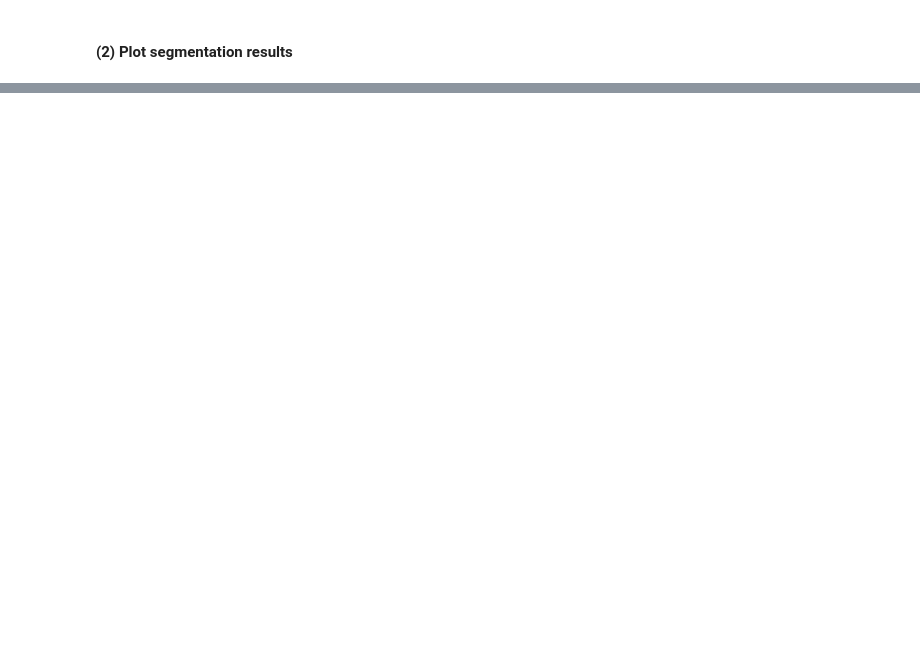
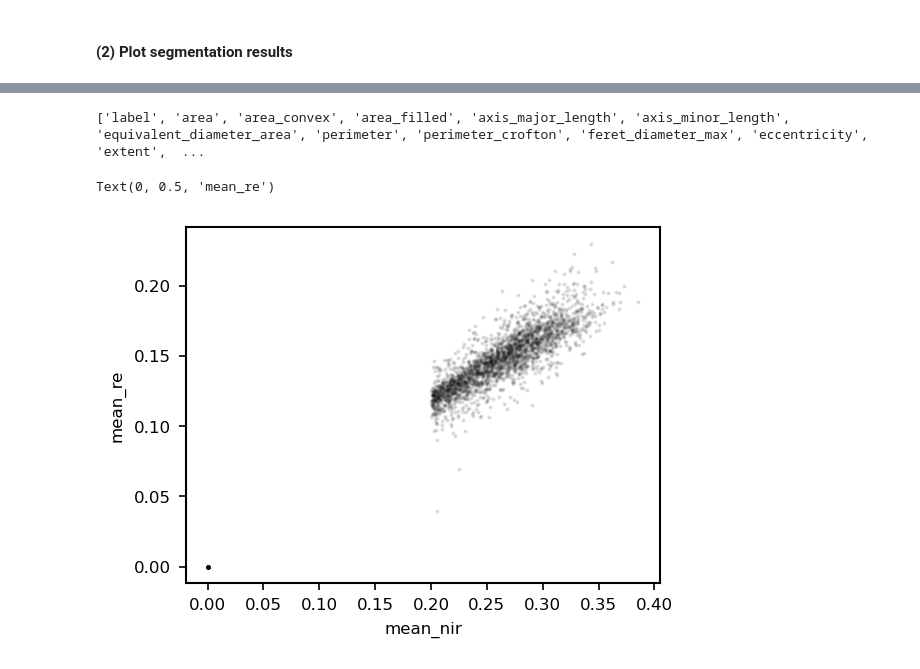
Before and after one commit to FlorianStehr/findatree, a Jupyter notebook: scripts/segment.ipynb, the cells around one changed output, grey strips where cells are left out. Saved outputs shown, nothing was run; the diff lists cells and outputs as text; code cells hidden in the pictures; blank space fills up the shorter version.

```diff
--- a/scripts/segment.ipynb
+++ b/scripts/segment.ipynb
@@ -198,3 +191,33 @@ f, axs = visual.show_channels(
+# %%
+print(names)
+f, ax = plt.subplots(figsize=[4,3])
+
+feature1 = 'mean_nir'
+idx1 = names.index(feature1)
+
+feature2 = 'mean_re'
+idx2 = names.index(feature2)
+
+feature3 = 'eccentricity'
+idx3 = names.index(feature3)
+
+x = props[:, idx1].flatten()
+y = props[:, idx2].flatten()
+
+_ = ax.scatter(
+    x,
+    y,
+    # c=props[:, idx3],
+    s=1,
+    alpha=0.1,
+    )
+
+ax.set_xlabel(feature1)
+ax.set_ylabel(feature2)
+# %% [output]
+['label', 'area', 'area_convex', 'area_filled', 'axis_major_length', 'axis_minor_length', 'equivalent_diameter_area', 'perimeter', 'perimeter_crofton', 'feret_diameter_max', 'eccentricity', 'extent',  ...
+Text(0, 0.5, 'mean_re')
+[figure, added]
 # %%
 # i = np.random.randint(0,len(props))
 # # i = 2593
```
Also changed, not shown: parts of 10 cells of this notebook, 2 other files.
